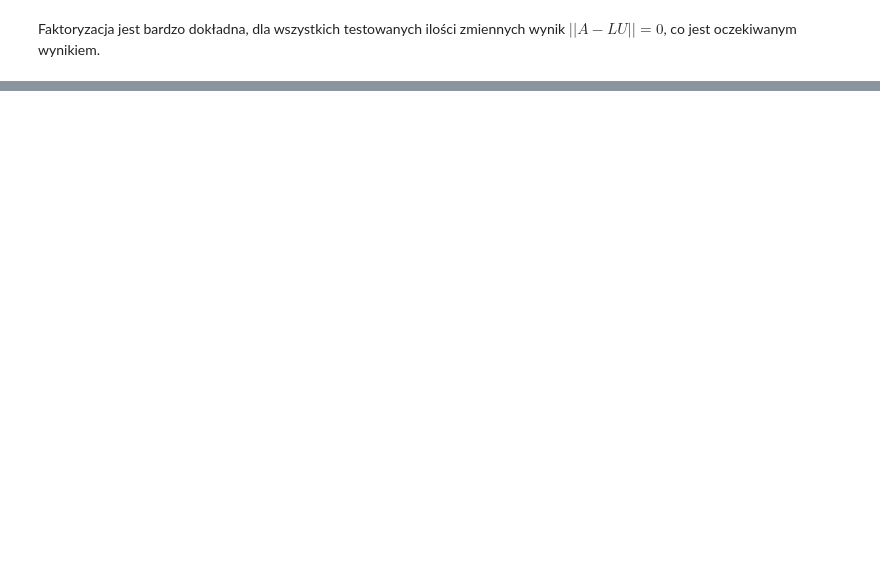
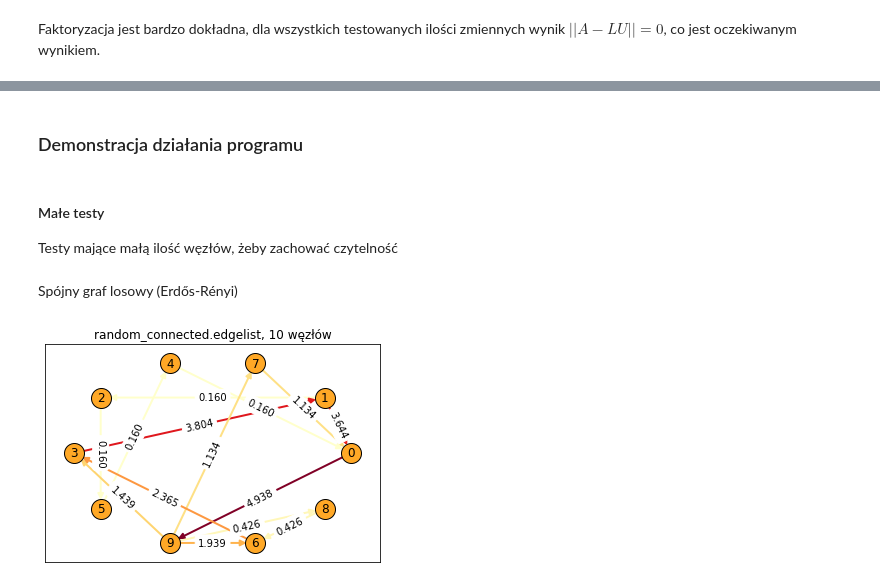
Before and after one commit to proman3419/AGH-WIET-INF-MOwNiT-2022, a Jupyter notebook: 2/2.ipynb, the cells around one changed output, grey strips where cells are left out. Cells and saved outputs as stored; diff of their text form; code cells hidden in the pictures; blank space fills up the shorter version.

```diff
--- a/2/2.ipynb
+++ b/2/2.ipynb
@@ -271,0 +316,21 @@ Faktoryzacja jest bardzo dokładna, dla wszystkich testowanych ilości zmiennych
+# %% [markdown]
+### Demonstracja działania programu
+# %%
+import electrical_circuit_model as ecm
+import graph_generator as gg
+import networkx as nx
+
+GG = gg.GraphGenerator(seed=7129)
+# %% [markdown]
+#### Małe testy
+Testy mające małą ilość węzłów, żeby zachować czytelność
+# %% [markdown]
+Spójny graf losowy (Erdős-Rényi)
+# %%
+n = 10
+G, edgelist_file = GG.generate_graph_random_connected(n, 0.1)
+ECM = ecm.ElectricalCircuitModel(edgelist_file, 0, n-1, 100)
+ECM.simulate()
+ECM.display(layout=nx.circular_layout)
+# %% [output]
+[figure, added]
```
Also changed, not shown: parts of 24 cells of this notebook, 12 other files.
